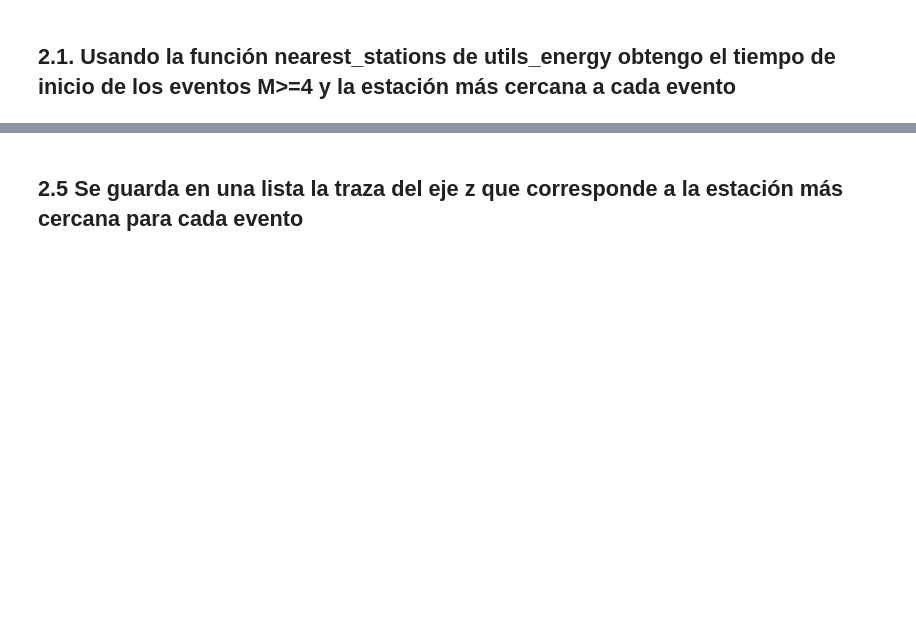
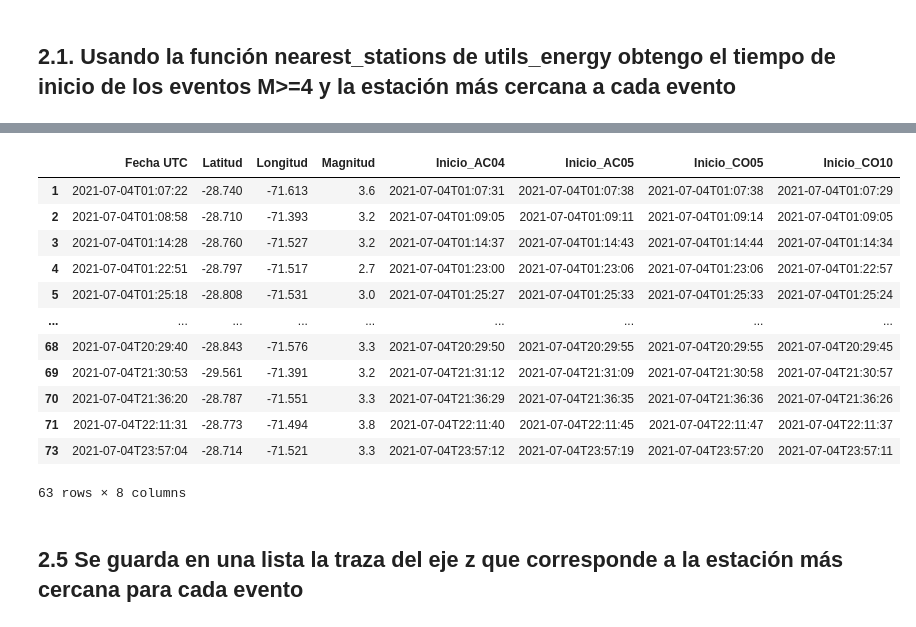
Before and after one commit to simonvidal99/Trigger, a Jupyter notebook: energy.ipynb, the cells around one changed output, grey strips where cells are left out. Saved outputs shown, nothing was run; the diff lists cells and outputs as text; code cells hidden in the pictures; blank space fills up the shorter version.

```diff
--- a/energy.ipynb
+++ b/energy.ipynb
@@ -126,27 +136,30 @@ KeyError: 'BHZ\\AC04'
 # %%
-#file_path = "sismos_txt/times_events_over_four.txt"
-#stations_names = ['CO10','AC04', 'AC05', 'CO05']
-
-
-
-# P-wave propagation speed
-v_P = 8.064
-
-xls_events = 'Eventos_24hrs.xlsx'
-events_over = 'sismos_txt/times_events_over_four.txt'
-file_over = pd.read_csv(events_over)
-file_under = pd.read_excel(xls_events)
-
 magnitude = 4
 
 # Calculate detection times and format DataFrame
 df_under = calculate_detection_times(file_under , stations_coord, v_P, magnitude_range = (0, magnitude-0.1))
 
 df_over = file_over[file_over['Magnitud'] >= magnitude]
 
 #start_time, closest_st_names = nearest_station(formatted_df, stations_names)
 
 start_times_over_, closest_sts_names_over_  = nearest_n_stations(df_over, stations_names,2)
+
+df_under
+# %% [output]
+|  | Fecha UTC | Latitud | Longitud | Magnitud | Inicio_AC04 | Inicio_AC05 | Inicio_CO05 | Inicio_CO10 |
+| 1 | 2021-07-04T01:07:22 | -28.740 | -71.613 | 3.6 | 2021-07-04T01:07:31 | 2021-07-04T01:07:38 | 2021-07-04T01:07:38 | 2021-07-04T01:07:29 |
+| 2 | 2021-07-04T01:08:58 | -28.710 | -71.393 | 3.2 | 2021-07-04T01:09:05 | 2021-07-04T01:09:11 | 2021-07-04T01:09:14 | 2021-07-04T01:09:05 |
+| 3 | 2021-07-04T01:14:28 | -28.760 | -71.527 | 3.2 | 2021-07-04T01:14:37 | 2021-07-04T01:14:43 | 2021-07-04T01:14:44 | 2021-07-04T01:14:34 |
+| 4 | 2021-07-04T01:22:51 | -28.797 | -71.517 | 2.7 | 2021-07-04T01:23:00 | 2021-07-04T01:23:06 | 2021-07-04T01:23:06 | 2021-07-04T01:22:57 |
+| 5 | 2021-07-04T01:25:18 | -28.808 | -71.531 | 3.0 | 2021-07-04T01:25:27 | 2021-07-04T01:25:33 | 2021-07-04T01:25:33 | 2021-07-04T01:25:24 |
+| ... | ... | ... | ... | ... | ... | ... | ... | ... |
+| 68 | 2021-07-04T20:29:40 | -28.843 | -71.576 | 3.3 | 2021-07-04T20:29:50 | 2021-07-04T20:29:55 | 2021-07-04T20:29:55 | 2021-07-04T20:29:45 |
+| 69 | 2021-07-04T21:30:53 | -29.561 | -71.391 | 3.2 | 2021-07-04T21:31:12 | 2021-07-04T21:31:09 | 2021-07-04T21:30:58 | 2021-07-04T21:30:57 |
+| 70 | 2021-07-04T21:36:20 | -28.787 | -71.551 | 3.3 | 2021-07-04T21:36:29 | 2021-07-04T21:36:35 | 2021-07-04T21:36:36 | 2021-07-04T21:36:26 |
+| 71 | 2021-07-04T22:11:31 | -28.773 | -71.494 | 3.8 | 2021-07-04T22:11:40 | 2021-07-04T22:11:45 | 2021-07-04T22:11:47 | 2021-07-04T22:11:37 |
+| 73 | 2021-07-04T23:57:04 | -28.714 | -71.521 | 3.3 | 2021-07-04T23:57:12 | 2021-07-04T23:57:19 | 2021-07-04T23:57:20 | 2021-07-04T23:57:11 |
+63 rows × 8 columns
 # %%
 all_events = glob.glob(os.path.join(f'{folder}','*.xlsx'))[0]
 
```
Also changed, not shown: parts of 6 cells of this notebook, 11 other files.
